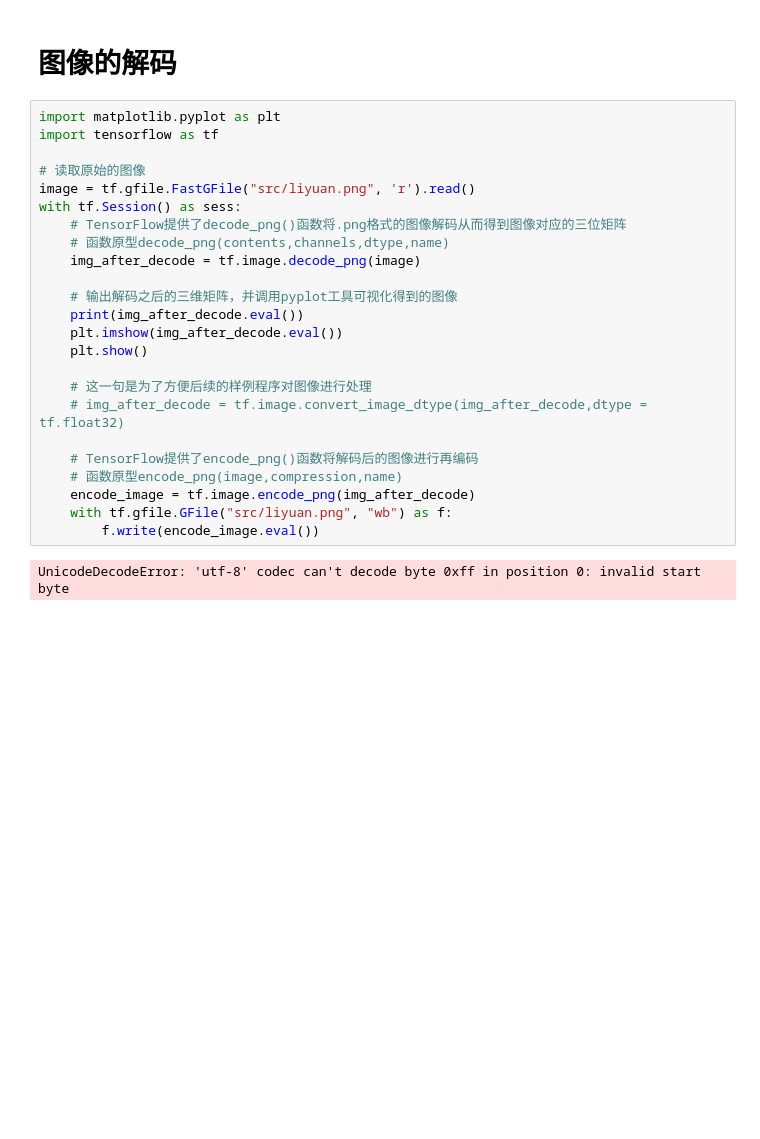
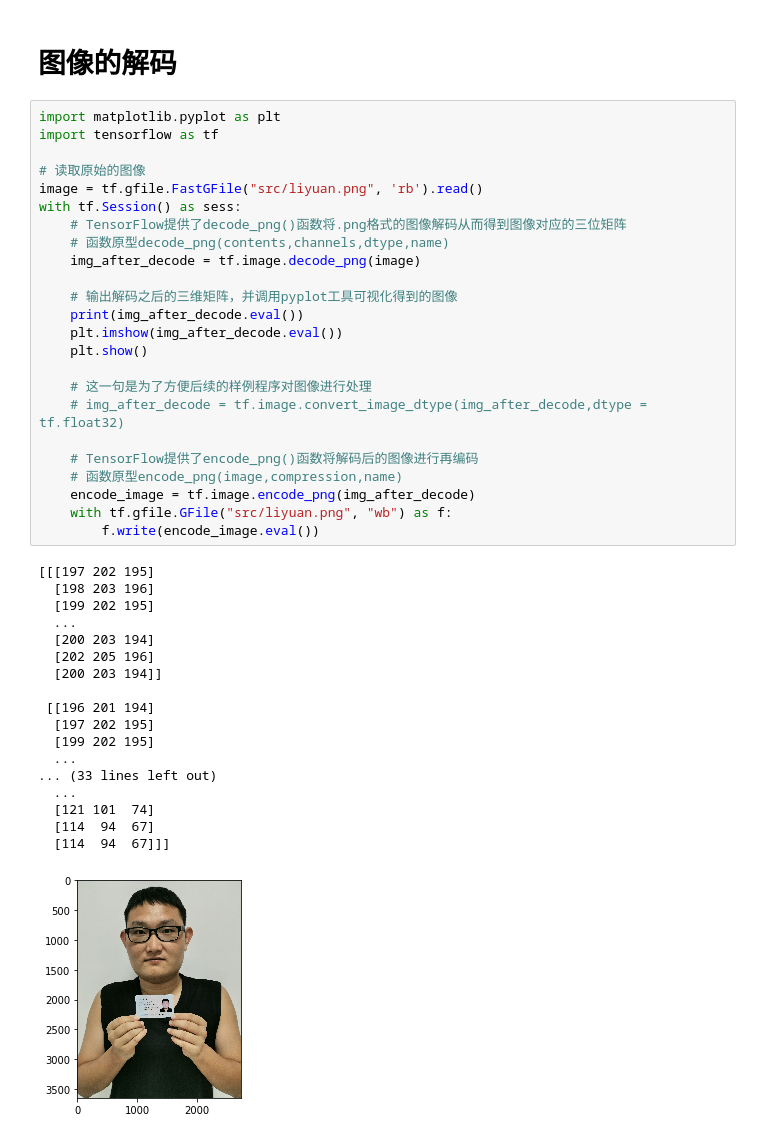
Before and after one commit to liyuan3970/study_demo, a Jupyter notebook: Deep_learning/tensorflow/图像处理常规操作.ipynb, the cells around one changed output. Drawn from its saved outputs; the diff is of its cells as text; blank space fills up the shorter version.

```diff
--- a/Deep_learning/tensorflow/图像处理常规操作.ipynb
+++ b/Deep_learning/tensorflow/图像处理常规操作.ipynb
@@ -5,26 +5,43 @@
 # %%
 import matplotlib.pyplot as plt
 import tensorflow as tf
 
 # 读取原始的图像
-image = tf.gfile.FastGFile("src/liyuan.png", 'r').read()
+image = tf.gfile.FastGFile("src/liyuan.png", 'rb').read()
 with tf.Session() as sess:
     # TensorFlow提供了decode_png()函数将.png格式的图像解码从而得到图像对应的三位矩阵
     # 函数原型decode_png(contents,channels,dtype,name)
     img_after_decode = tf.image.decode_png(image)
 
     # 输出解码之后的三维矩阵，并调用pyplot工具可视化得到的图像
     print(img_after_decode.eval())
     plt.imshow(img_after_decode.eval())
     plt.show()
 
     # 这一句是为了方便后续的样例程序对图像进行处理
     # img_after_decode = tf.image.convert_image_dtype(img_after_decode,dtype = tf.float32)
 
     # TensorFlow提供了encode_png()函数将解码后的图像进行再编码
     # 函数原型encode_png(image,compression,name)
     encode_image = tf.image.encode_png(img_after_decode)
     with tf.gfile.GFile("src/liyuan.png", "wb") as f:
         f.write(encode_image.eval())
 # %% [output]
-UnicodeDecodeError: 'utf-8' codec can't decode byte 0xff in position 0: invalid start byte
+[[[197 202 195]
+  [198 203 196]
+  [199 202 195]
+  ...
+  [200 203 194]
+  [202 205 196]
+  [200 203 194]]
+
+ [[196 201 194]
+  [197 202 195]
+  [199 202 195]
+  ...
+... (33 lines left out)
+  ...
+  [121 101  74]
+  [114  94  67]
+  [114  94  67]]]
+[figure, added]
```
Also changed, not shown: parts of 18 cells of this notebook, 1 other file.
